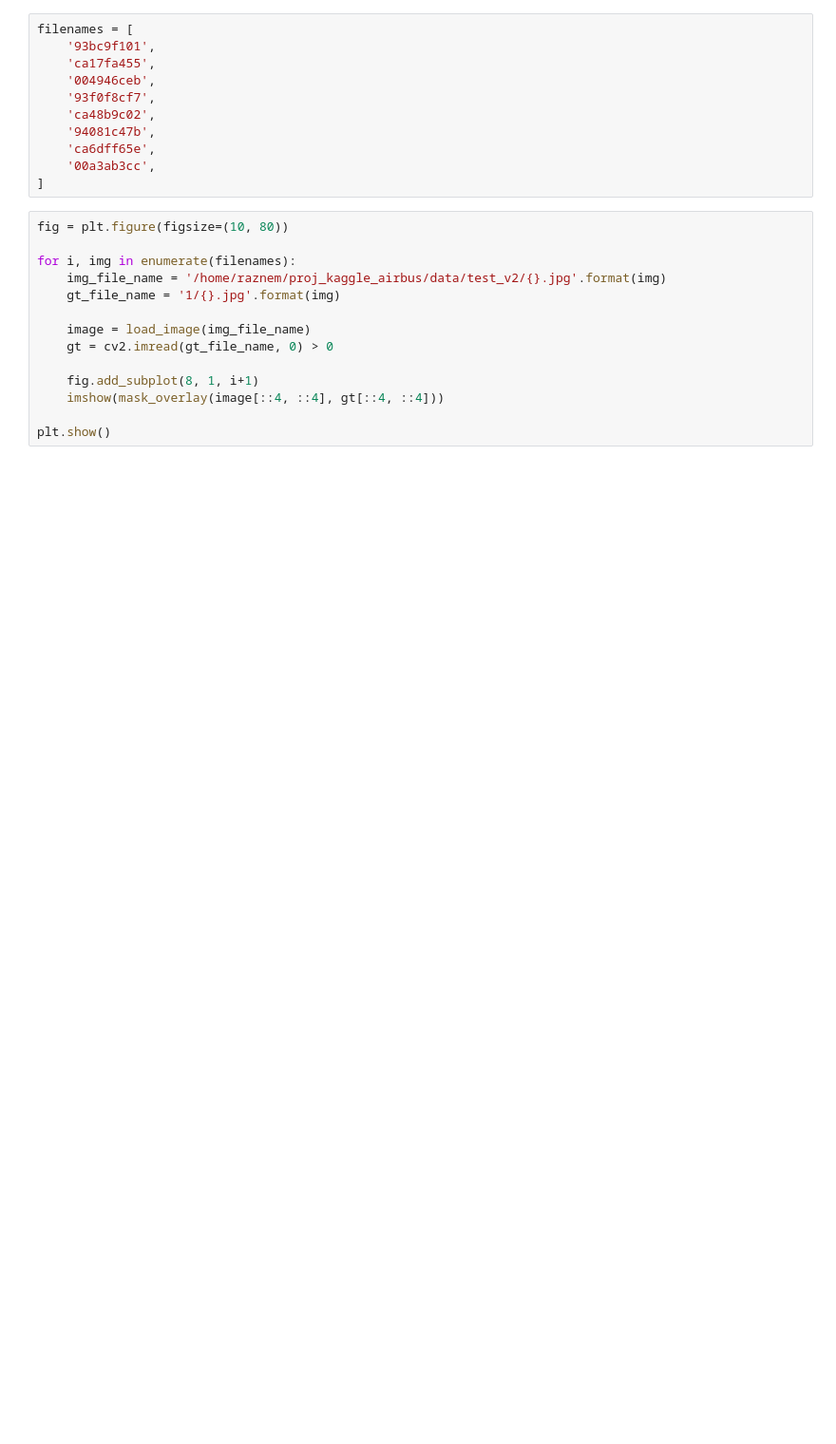
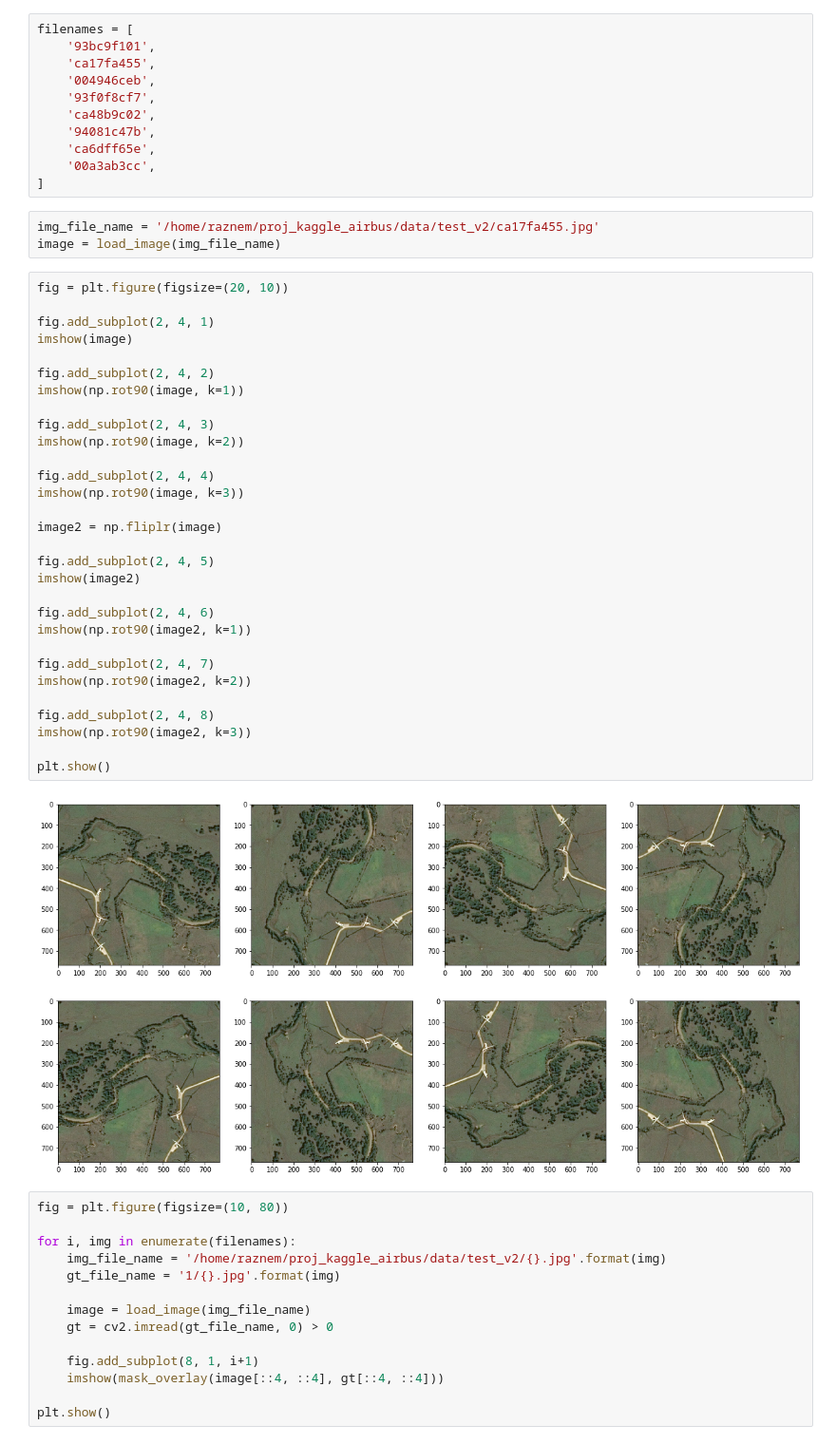
Before and after one commit to avgaydashenko/robot-surgery-segmentation, a Jupyter notebook: test_examples.ipynb, the cells around one changed output. Shown at 95% size. Cells and saved outputs as stored; diff of their text form; blank space fills up the shorter version.

```diff
--- a/test_examples.ipynb
+++ b/test_examples.ipynb
@@ -39,6 +27,41 @@ filenames = [
     'ca6dff65e',
     '00a3ab3cc',
 ]
+# %%
+img_file_name = '/home/raznem/proj_kaggle_airbus/data/test_v2/ca17fa455.jpg'
+image = load_image(img_file_name)
+# %%
+fig = plt.figure(figsize=(20, 10))
+
+fig.add_subplot(2, 4, 1)
+imshow(image)
+
+fig.add_subplot(2, 4, 2)
+imshow(np.rot90(image, k=1))
+
+fig.add_subplot(2, 4, 3)
+imshow(np.rot90(image, k=2))
+
+fig.add_subplot(2, 4, 4)
+imshow(np.rot90(image, k=3))
+
+image2 = np.fliplr(image)
+
+fig.add_subplot(2, 4, 5)
+imshow(image2)
+
+fig.add_subplot(2, 4, 6)
+imshow(np.rot90(image2, k=1))
+
+fig.add_subplot(2, 4, 7)
+imshow(np.rot90(image2, k=2))
+
+fig.add_subplot(2, 4, 8)
+imshow(np.rot90(image2, k=3))
+
+plt.show()
+# %% [output]
+[figure, added]
 # %%
 fig = plt.figure(figsize=(10, 80))
 
```
Also changed, not shown: parts of 2 cells of this notebook, 2 other files.
